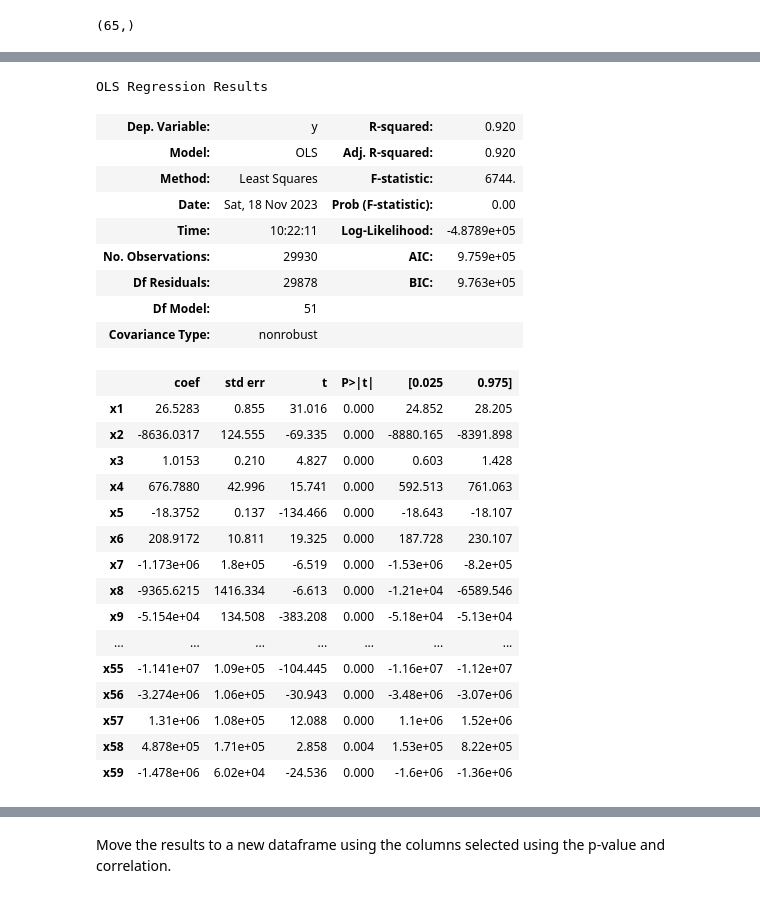
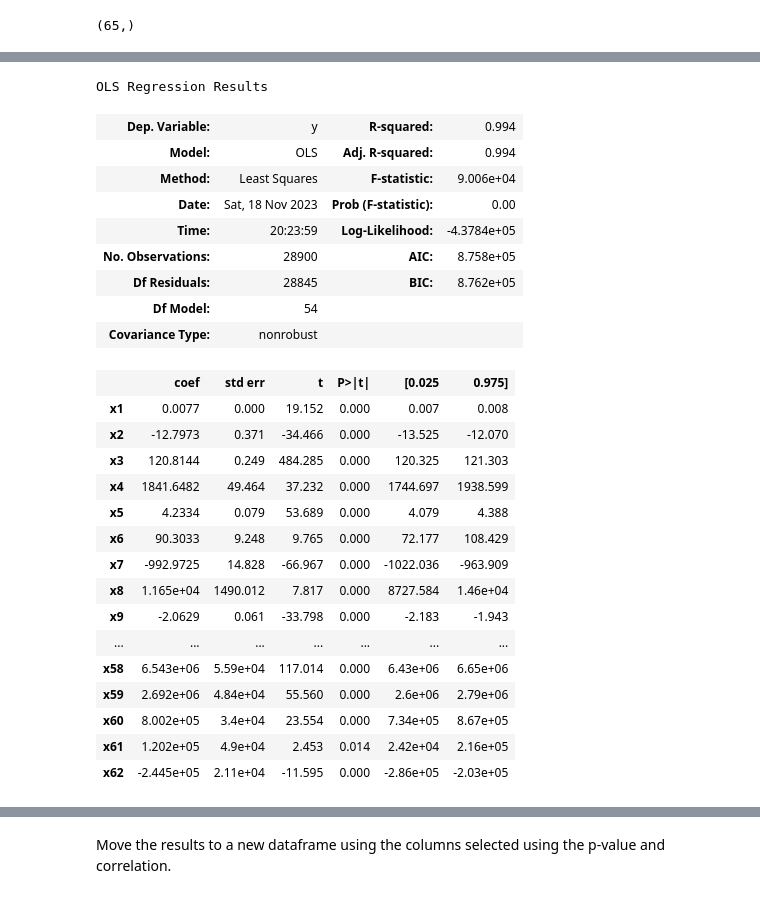
Before and after one commit to aamadorc/CIND820, a Jupyter notebook: CIND820_EDA.ipynb, the cells around one changed output, grey strips where cells are left out. Cells and saved outputs as stored; diff of their text form; code cells hidden in the pictures.

Commit message:
Test prediction models

```diff
--- a/CIND820_EDA.ipynb
+++ b/CIND820_EDA.ipynb
@@ -444,9 +440,10 @@ origin_encoded = encoder.fit_transform(df_encoded1[['continent']])
 df_encoded2 = pd.concat([
     df_encoded1,
     pd.DataFrame(
-        origin_encoded, df_encoded1.index,
-        columns=encoder.categories_[0])
-    ], axis=1)
+        origin_encoded,
+        df_encoded1.index,
+        columns=encoder.categories_[0]
+    )], axis=1)
 
 # If encoding continent created a column NaN at the end, eliminate this column
 if pd.isna(df_encoded2.columns[-1]):
@@ -466,9 +463,10 @@ origin_encoded = encoder.fit_transform(df_encoded2[['location']])
 df_encoded3 = pd.concat([
     df_encoded2,
     pd.DataFrame(
-        origin_encoded, df_encoded2.index,
-        columns=encoder.categories_[0])
-    ], axis=1)
+        origin_encoded,
+        df_encoded2.index,
+        columns=encoder.categories_[0]
+    )], axis=1)
 
 # If encoding location created a column NaN at the end, eliminate this column
 if pd.isna(df_encoded3.columns[-1]):
@@ -488,9 +486,10 @@ origin_encoded = encoder.fit_transform(df_encoded3[['tests_units']])
 df_encoded4 = pd.concat([
     df_encoded3,
     pd.DataFrame(
-        origin_encoded, df_encoded3.index,
-        columns=encoder.categories_[0])
-    ], axis=1)
+        origin_encoded,
+        df_encoded3.index,
+        columns=encoder.categories_[0]
+    )], axis=1)
 
 # set the max columns to none
 # pd.set_option('display.max_columns', None)
@@ -620,3 +620,7 @@ df_details("Eliminating original columns for categorial attributes and " +
+# %%
+# df_encoded.head()
+df_encoded["date"] = df_encoded["date"].astype("int64")/10**9
+# df_encoded.head()
 # %% [markdown]
 ## Data Splitting
 
@@ -658,7 +705,8 @@ Data cleaning will take place only on the training dataset.
 
 ### Identify Columns That Contain a Single Value
 # %%
-df_training_before = df_training.copy()
+df_training_before = df_training_X.copy()
+df_training = df_training_X.copy()
 
 # get number of unique values for each column
 counts = df_training.nunique()
@@ -874,5 +921 @@ Next select the columns based on how they affect the p-value. Remove the column
-# %%
-# Removing the total_cases column
-selected_columns = selected_columns.drop('total_cases')
-# show_items_in_table(None, selected_columns, 5)
 # %% [markdown]
@@ -900,42 +943,40 @@ def backwardElimination(x, Y, sl, columns):
 # %%
 SL = 0.05
 # len(selected_columns)
 predictor_column = 'total_cases'
 data_modeled, selected_columns, summary = backwardElimination(
-    df_training_corr.loc[:, df_training_corr.columns != predictor_column].
-    values,
-    df_training_corr.loc[:, df_training_corr.columns == predictor_column].
-    values,
+    df_training_corr.values,
+    df_training_y.values,
     SL,
     selected_columns)
 
 # len(selected_columns)
 # data_modeled.shape
 summary
 # %% [output]
 OLS Regression Results
-| Dep. Variable: | y | R-squared: | 0.920 |
-| Model: | OLS | Adj. R-squared: | 0.920 |
-| Method: | Least Squares | F-statistic: | 6744. |
+| Dep. Variable: | y | R-squared: | 0.994 |
+| Model: | OLS | Adj. R-squared: | 0.994 |
+| Method: | Least Squares | F-statistic: | 9.006e+04 |
 | Date: | Sat, 18 Nov 2023 | Prob (F-statistic): | 0.00 |
-| Time: | 10:22:11 | Log-Likelihood: | -4.8789e+05 |
-| No. Observations: | 29930 | AIC: | 9.759e+05 |
-| Df Residuals: | 29878 | BIC: | 9.763e+05 |
-| Df Model: | 51 |  |  |
+| Time: | 20:23:59 | Log-Likelihood: | -4.3784e+05 |
+| No. Observations: | 28900 | AIC: | 8.758e+05 |
+| Df Residuals: | 28845 | BIC: | 8.762e+05 |
+| Df Model: | 54 |  |  |
 | Covariance Type: | nonrobust |  |  |
 |  | coef | std err | t | P>|t| | [0.025 | 0.975] |
-| x1 | 26.5283 | 0.855 | 31.016 | 0.000 | 24.852 | 28.205 |
-| x2 | -8636.0317 | 124.555 | -69.335 | 0.000 | -8880.165 | -8391.898 |
-| x3 | 1.0153 | 0.210 | 4.827 | 0.000 | 0.603 | 1.428 |
-| x4 | 676.7880 | 42.996 | 15.741 | 0.000 | 592.513 | 761.063 |
-| x5 | -18.3752 | 0.137 | -134.466 | 0.000 | -18.643 | -18.107 |
-| x6 | 208.9172 | 10.811 | 19.325 | 0.000 | 187.728 | 230.107 |
-| x7 | -1.173e+06 | 1.8e+05 | -6.519 | 0.000 | -1.53e+06 | -8.2e+05 |
-| x8 | -9365.6215 | 1416.334 | -6.613 | 0.000 | -1.21e+04 | -6589.546 |
-| x9 | -5.154e+04 | 134.508 | -383.208 | 0.000 | -5.18e+04 | -5.13e+04 |
+| x1 | 0.0077 | 0.000 | 19.152 | 0.000 | 0.007 | 0.008 |
+| x2 | -12.7973 | 0.371 | -34.466 | 0.000 | -13.525 | -12.070 |
+| x3 | 120.8144 | 0.249 | 484.285 | 0.000 | 120.325 | 121.303 |
+| x4 | 1841.6482 | 49.464 | 37.232 | 0.000 | 1744.697 | 1938.599 |
+| x5 | 4.2334 | 0.079 | 53.689 | 0.000 | 4.079 | 4.388 |
+| x6 | 90.3033 | 9.248 | 9.765 | 0.000 | 72.177 | 108.429 |
+| x7 | -992.9725 | 14.828 | -66.967 | 0.000 | -1022.036 | -963.909 |
+| x8 | 1.165e+04 | 1490.012 | 7.817 | 0.000 | 8727.584 | 1.46e+04 |
+| x9 | -2.0629 | 0.061 | -33.798 | 0.000 | -2.183 | -1.943 |
 | ... | ... | ... | ... | ... | ... | ... |
-| x55 | -1.141e+07 | 1.09e+05 | -104.445 | 0.000 | -1.16e+07 | -1.12e+07 |
-| x56 | -3.274e+06 | 1.06e+05 | -30.943 | 0.000 | -3.48e+06 | -3.07e+06 |
-| x57 | 1.31e+06 | 1.08e+05 | 12.088 | 0.000 | 1.1e+06 | 1.52e+06 |
-| x58 | 4.878e+05 | 1.71e+05 | 2.858 | 0.004 | 1.53e+05 | 8.22e+05 |
-| x59 | -1.478e+06 | 6.02e+04 | -24.536 | 0.000 | -1.6e+06 | -1.36e+06 |
+| x58 | 6.543e+06 | 5.59e+04 | 117.014 | 0.000 | 6.43e+06 | 6.65e+06 |
+| x59 | 2.692e+06 | 4.84e+04 | 55.560 | 0.000 | 2.6e+06 | 2.79e+06 |
+| x60 | 8.002e+05 | 3.4e+04 | 23.554 | 0.000 | 7.34e+05 | 8.67e+05 |
+| x61 | 1.202e+05 | 4.9e+04 | 2.453 | 0.014 | 2.42e+04 | 2.16e+05 |
+| x62 | -2.445e+05 | 2.11e+04 | -11.595 | 0.000 | -2.86e+05 | -2.03e+05 |
```
Also changed, not shown: parts of 77 cells of this notebook, 1 other file.
